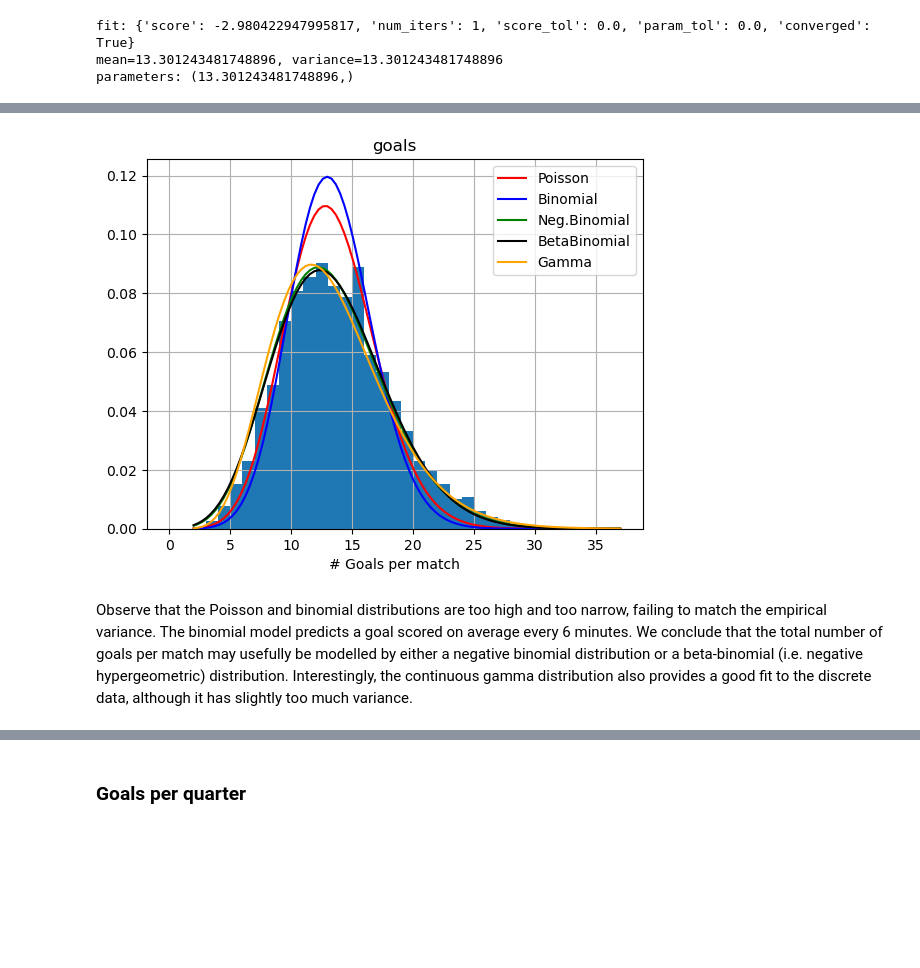
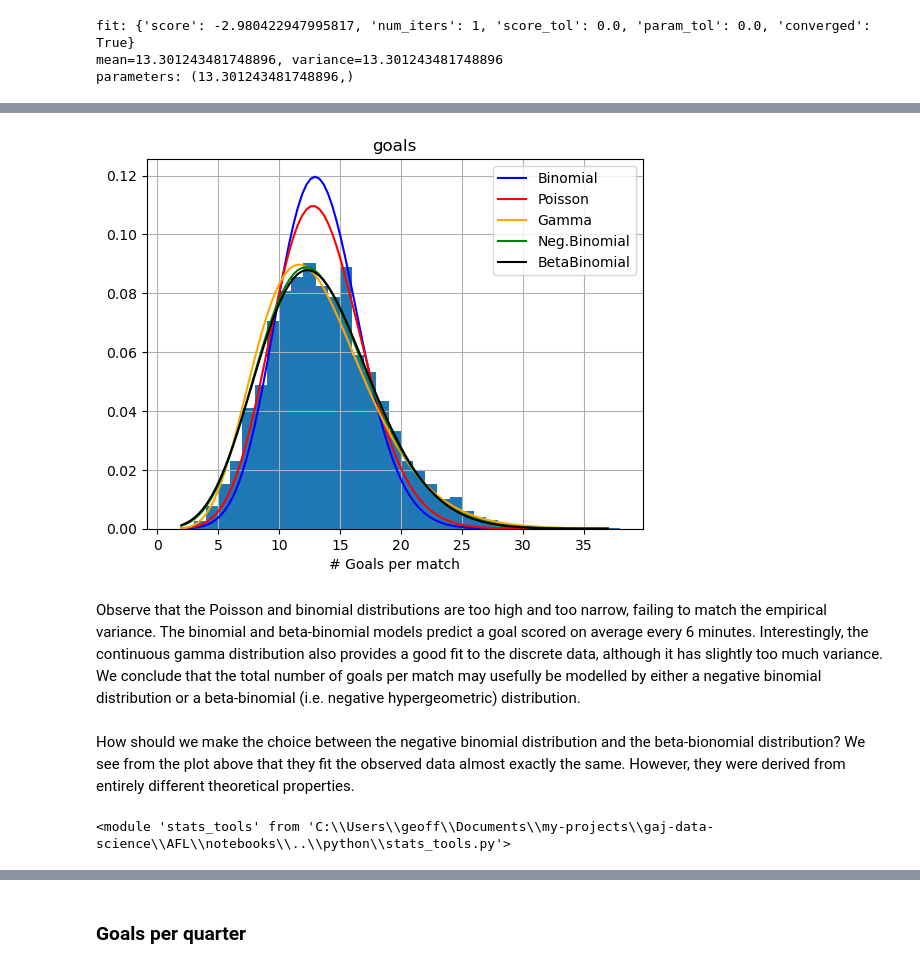
Before and after one commit to gaj67/gaj-data-science, a Jupyter notebook: AFL/notebooks/4_data_analysis.ipynb, the cells around one changed output, grey strips where cells are left out. Cells and saved outputs as stored; diff of their text form; code cells hidden in the pictures; blank space fills up the shorter version.

```diff
--- a/AFL/notebooks/4_data_analysis.ipynb
+++ b/AFL/notebooks/4_data_analysis.ipynb
@@ -365,3 +762,3 @@ from distributions.binomial import BinomialDistribution
 # %%
-bnd = fit_model(BinomialDistribution(4 * MINUTES_PER_QUARTER), match_goals)
+bnd = fit_model(BinomialDistribution(MINUTES_PER_MATCH), match_goals)
 # %% [output]
@@ -383,3 +776,6 @@ from distributions.beta_binomial import BetaBinomialDistribution
 # %%
-bbd = fit_model(BetaBinomialDistribution(4 * MINUTES_PER_QUARTER), match_goals)
+bbd = fit_model(BetaBinomialDistribution(MINUTES_PER_MATCH), match_goals)
+n, alpha, beta = bbd.get_parameters()
+p = alpha  / (alpha + beta)
+print("Average goals per minute:", p)
 # %% [output]
@@ -398,32 +793,41 @@ parameters: (8.046198884808074, 0.6044663592729156)
 # %%
-# Observed values are integer:
-#x_values = np.arange(max_m_goals) + 1)
-# But use real values for visual smoothness:
-x_values = np.linspace(min_m_goals, max_m_goals, 100)
-
+x_values = sample_range(match_goals)
 y_values_psd = np.exp(psd.log_prob(x_values))
 y_values_bnd = np.exp(bnd.log_prob(x_values))
 y_values_gmd = np.exp(gmd.log_prob(x_values))
 y_values_nbd = np.exp(nbd.log_prob(x_values))
 y_values_bbd = np.exp(bbd.log_prob(x_values))
+# %%
+def count_bins(sample, offset = 1):
+    return list(range(
+        min(sample) - offset,
+        max(sample) + offset + 1
+    ))
 # %%
-bins = list(range(max_m_goals + 1))
+bins = count_bins(match_goals)
 df_goals = pd.DataFrame(match_goals, columns=["goals"])
 res = df_goals.hist("goals", bins=bins, density=True)
 ax = res[0][0]
 res = ax.plot(x_values, y_values_bnd, 'b')
 res = ax.plot(x_values, y_values_psd, 'r')
 res = ax.plot(x_values, y_values_gmd, 'orange')
 res = ax.plot(x_values, y_values_nbd, 'g')
 res = ax.plot(x_values, y_values_bbd, 'k')
 plt.legend(['Binomial', 'Poisson', 'Gamma', 'Neg.Binomial', 'BetaBinomial'])
 plt.xlabel("# Goals per match")
 plt.show()
 # %% [output]
-[figure, old version]
+[figure, new version]
 # %% [markdown]
 Observe that the Poisson and binomial distributions are too high and too narrow, failing to match the
-empirical variance. The binomial model predicts a goal scored on average every 6 minutes.
-We conclude that the total number of goals per match may usefully be modelled by either a negative binomial distribution or a beta-binomial (i.e. negative hypergeometric) distribution.
+empirical variance. The binomial and beta-binomial models predict a goal scored on average every 6 minutes.
 Interestingly, the continuous gamma distribution also provides a good fit to the discrete data,
 although it has slightly too much variance.
+We conclude that the total number of goals per match may usefully be modelled by either a negative binomial distribution or a beta-binomial (i.e. negative hypergeometric) distribution.
+# %% [markdown]
+How should we make the choice between the negative binomial distribution and the beta-bionomial distribution? We see from the plot above that they fit the observed data almost exactly the same. However, they were derived from entirely different theoretical properties.
+# %%
+from importlib import reload
+reload(stats_tools)
+# %% [output]
+<module 'stats_tools' from 'C:\\Users\\geoff\\Documents\\my-projects\\gaj-data-science\\AFL\\notebooks\\..\\python\\stats_tools.py'>
```
Also changed, not shown: parts of 211 cells of this notebook.
